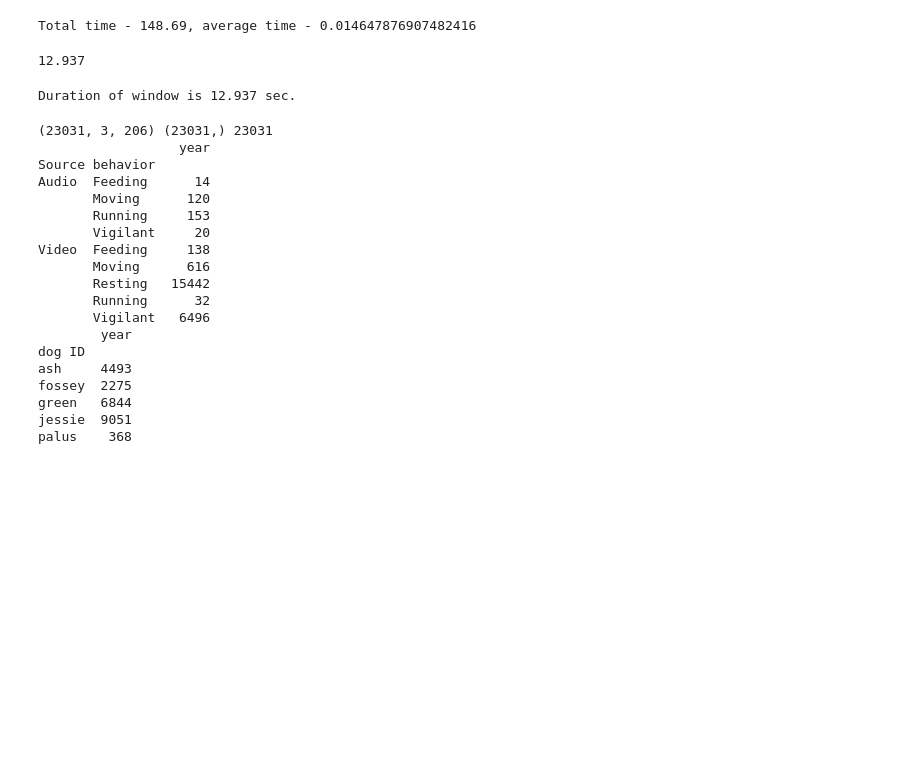
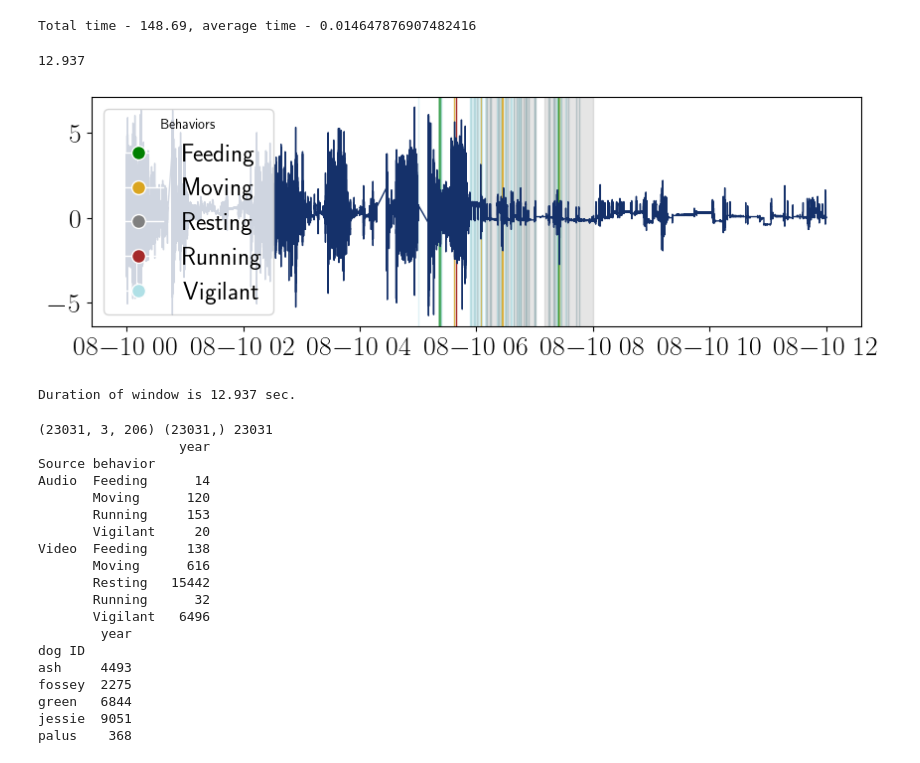
Before and after one commit to medhaaga/AWD-Biologging, a Jupyter notebook: notebooks/EDA.ipynb, the cells around one changed output. Saved outputs shown, nothing was run; the diff lists cells and outputs as text; code cells hidden in the pictures; blank space fills up the shorter version.

```diff
--- a/notebooks/EDA.ipynb
+++ b/notebooks/EDA.ipynb
@@ -74,6 +74,46 @@ acc_data = adjust_behavior_and_durations(acc_data, COLLAPSE_BEHAVIORS_MAPPING, B
 print(np.percentile(acc_data['duration'].values, 50))
 # %% [output]
 12.937
+# %%
+import random as random
+
+acc_dir = os.path.join(AWD_VECTRONICS_PATHS['jessie'], 'combined_acc')
+acc_files = [os.path.join(acc_dir, file) for file in os.listdir(acc_dir) if file.endswith('.csv')]
+half_day = random.choice(acc_data[(acc_data['dog ID'] == 'jessie')]['half day [yyyy-mm-dd_am/pm]'].values)
+acc_file_path = os.path.join(acc_dir, 'jessie_'+half_day+'.csv')
+acc = pd.read_csv(acc_file_path)
+acc['Timestamp'] = pd.to_datetime(acc['Timestamp'], format='%Y-%m-%d %H:%M:%S.%f')
+acc.sort_values(by='Timestamp', inplace=True)
+half_day_behaviors = acc_data[(acc_data['dog ID'] == 'jessie') & (acc_data['half day [yyyy-mm-dd_am/pm]'] == half_day)]
+half_day_behaviors.loc[:, 'behavior_start'] = pd.to_datetime(half_day_behaviors['behavior_start'])
+half_day_behaviors.loc[:, 'behavior_end'] = pd.to_datetime(half_day_behaviors['behavior_end'])
+# %%
+import torch
+from sklearn.preprocessing import LabelEncoder
+import matplotlib.cm as cm
+
+label_encoder = LabelEncoder()
+label_encoder.fit_transform(BEHAVIORS)
+
+signal = torch.tensor(np.array([acc['Acc X [g]'].values, acc['Acc Y [g]'].values, acc['Acc Z [g]'].values])).float().unsqueeze(0)
+
+color_palette = ['green', 'goldenrod', 'gray', 'brown', 'powderblue']
+alphas = [1, 0.8, 0.2, 1, 0.4]
+
+plt.figure(figsize=(10,3))
+plt.plot(acc['Timestamp'], signal[0,0,:], color='#15316A', linewidth=1)
+for i in range(len(half_day_behaviors)):
+    behavior_idx = label_encoder.transform([half_day_behaviors.iloc[i]['behavior']]).item()
+    plt.axvspan(half_day_behaviors.iloc[i]['behavior_start'], half_day_behaviors.iloc[i]['behavior_end'],
+    color=color_palette[behavior_idx], alpha=alphas[behavior_idx])
+from matplotlib.lines import Line2D
+
+legend_handles = [Line2D([0], [0], marker='o', color='w', markerfacecolor=color_palette[i], markersize=10, label=label_encoder.classes_[i])
+                  for i in range(len(label_encoder.classes_))]
+plt.legend(handles=legend_handles, title="Behaviors")
+plt.show()
+# %% [output]
+[figure, added]
 # %%
 X, y, z = create_data_tensors(acc_data, COLLAPSE_BEHAVIORS_MAPPING, BEHAVIORS, SAMPLING_RATE,
                         padding='repeat', reuse_behaviors=['Eating', 'Running', 'Moving', 'Resting', 'Vigilant'], min_duration=1.0, duration_percentile=50)
```
Also changed, not shown: parts of 2 cells of this notebook, 4 other files.
